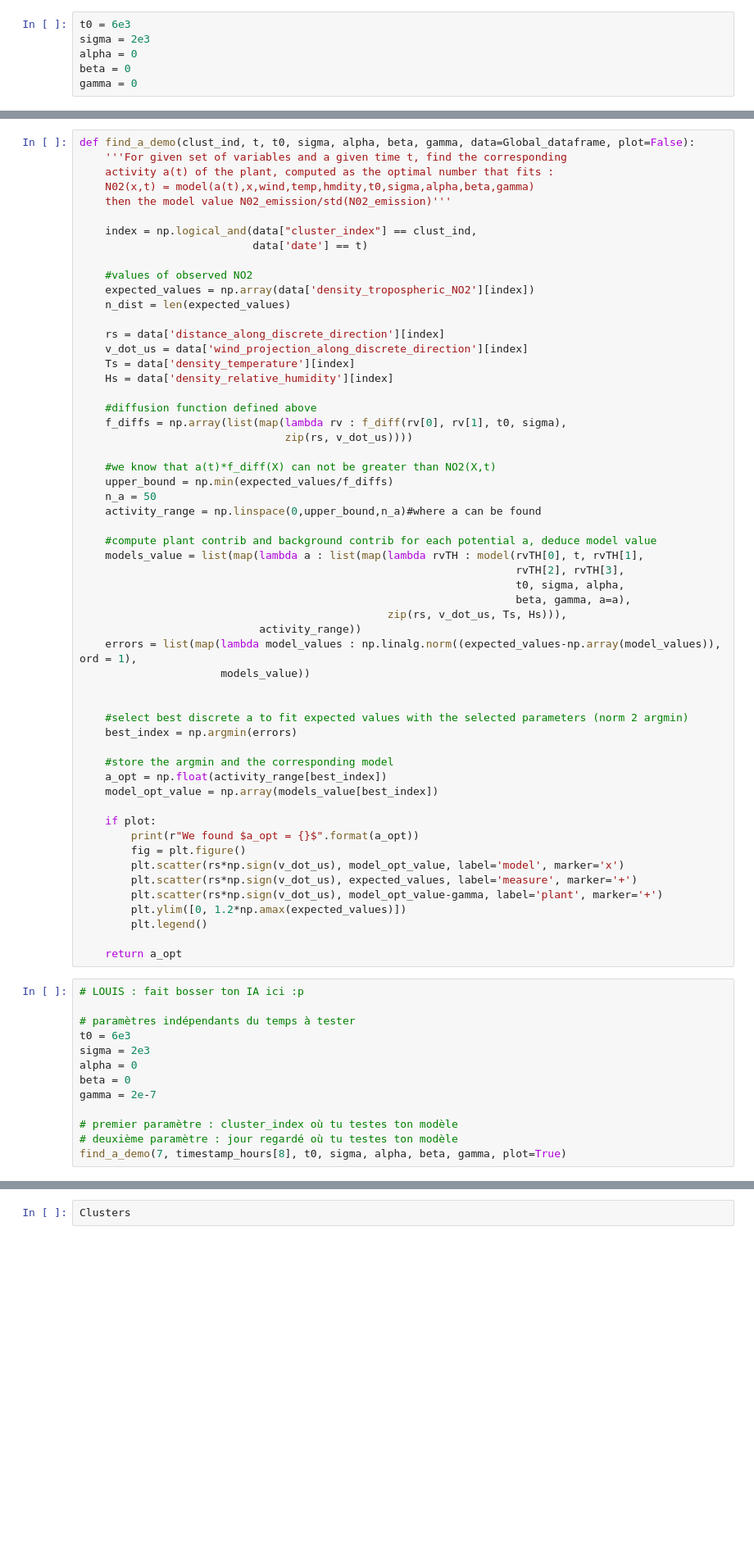
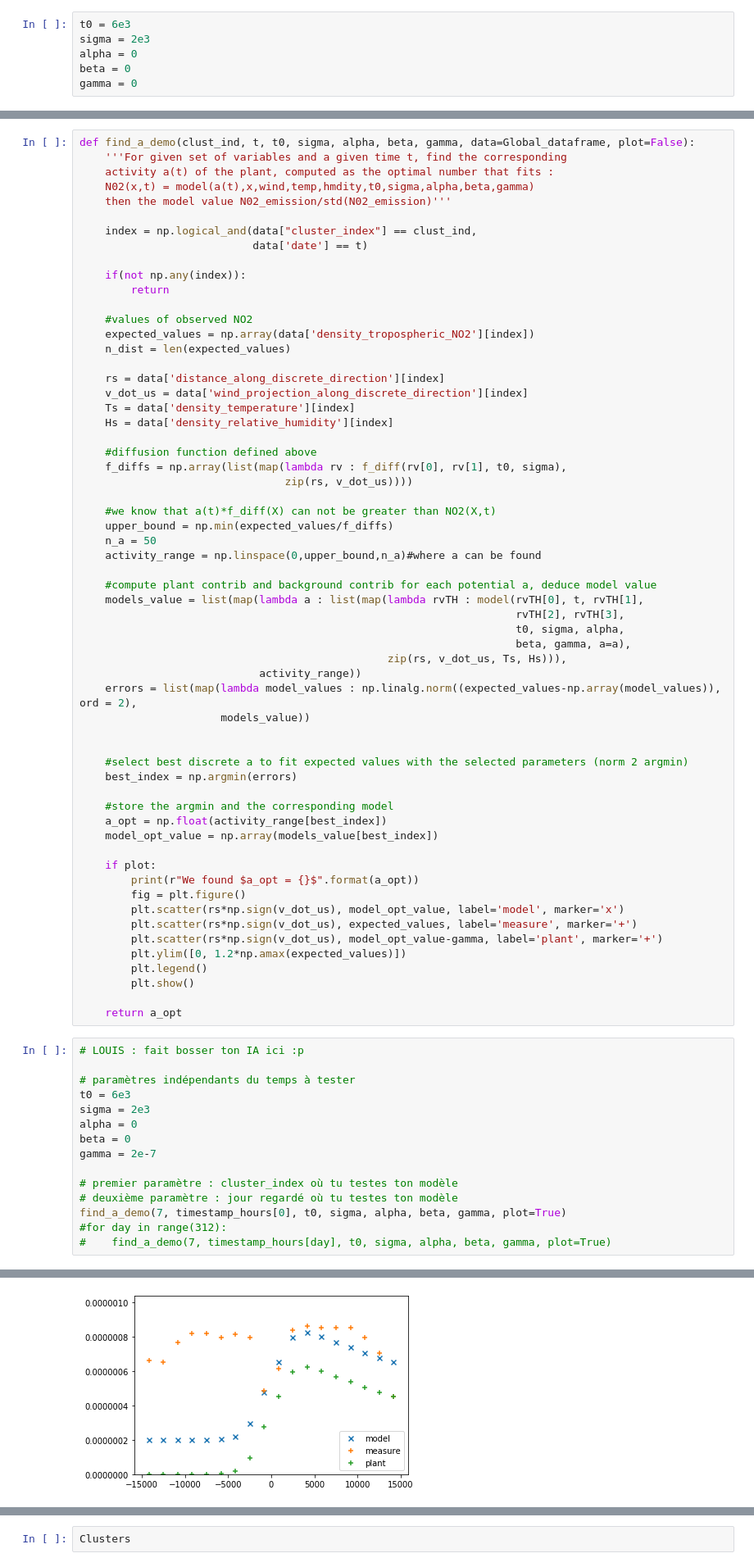
Before and after one commit to LouisBouvier/Kaggle_DS4G_public, a Jupyter notebook: no2-panache-fitting-by-hand-actuel.ipynb, the cells around one changed output, grey strips where cells are left out. Shown at 82% size. Cells and saved outputs as stored; diff of their text form; blank space fills up the shorter version.

```diff
--- a/no2-panache-fitting-by-hand-actuel.ipynb
+++ b/no2-panache-fitting-by-hand-actuel.ipynb
@@ -1678,6 +1734,9 @@ def find_a_demo(clust_ind, t, t0, sigma, alpha, beta, gamma, data=Global_datafra
 
     index = np.logical_and(data["cluster_index"] == clust_ind,
                            data['date'] == t)
+
+    if(not np.any(index)):
+        return
 
     #values of observed NO2
     expected_values = np.array(data['density_tropospheric_NO2'][index])
@@ -1704,7 +1763,7 @@ def find_a_demo(clust_ind, t, t0, sigma, alpha, beta, gamma, data=Global_datafra
                                                                     beta, gamma, a=a),
                                                 zip(rs, v_dot_us, Ts, Hs))),
                             activity_range))
-    errors = list(map(lambda model_values : np.linalg.norm((expected_values-np.array(model_values)), ord = 1),
+    errors = list(map(lambda model_values : np.linalg.norm((expected_values-np.array(model_values)), ord = 2),
                       models_value))
 
 
@@ -1723,6 +1782,7 @@ def find_a_demo(clust_ind, t, t0, sigma, alpha, beta, gamma, data=Global_datafra
         plt.scatter(rs*np.sign(v_dot_us), model_opt_value-gamma, label='plant', marker='+')
         plt.ylim([0, 1.2*np.amax(expected_values)])
         plt.legend()
+        plt.show()
 
     return a_opt
 # %%
@@ -1737,5 +1797,7 @@ gamma = 2e-7
 
 # premier paramètre : cluster_index où tu testes ton modèle
 # deuxième paramètre : jour regardé où tu testes ton modèle
-find_a_demo(7, timestamp_hours[8], t0, sigma, alpha, beta, gamma, plot=True)
+find_a_demo(7, timestamp_hours[0], t0, sigma, alpha, beta, gamma, plot=True)
+#for day in range(312):
+#    find_a_demo(7, timestamp_hours[day], t0, sigma, alpha, beta, gamma, plot=True)
 # %% [output]
@@ -1742,0 +1805 @@ We found $a_opt = 0.012965594760533718$
+[figure, new version]
```
Also changed, not shown: parts of 14 cells of this notebook.
